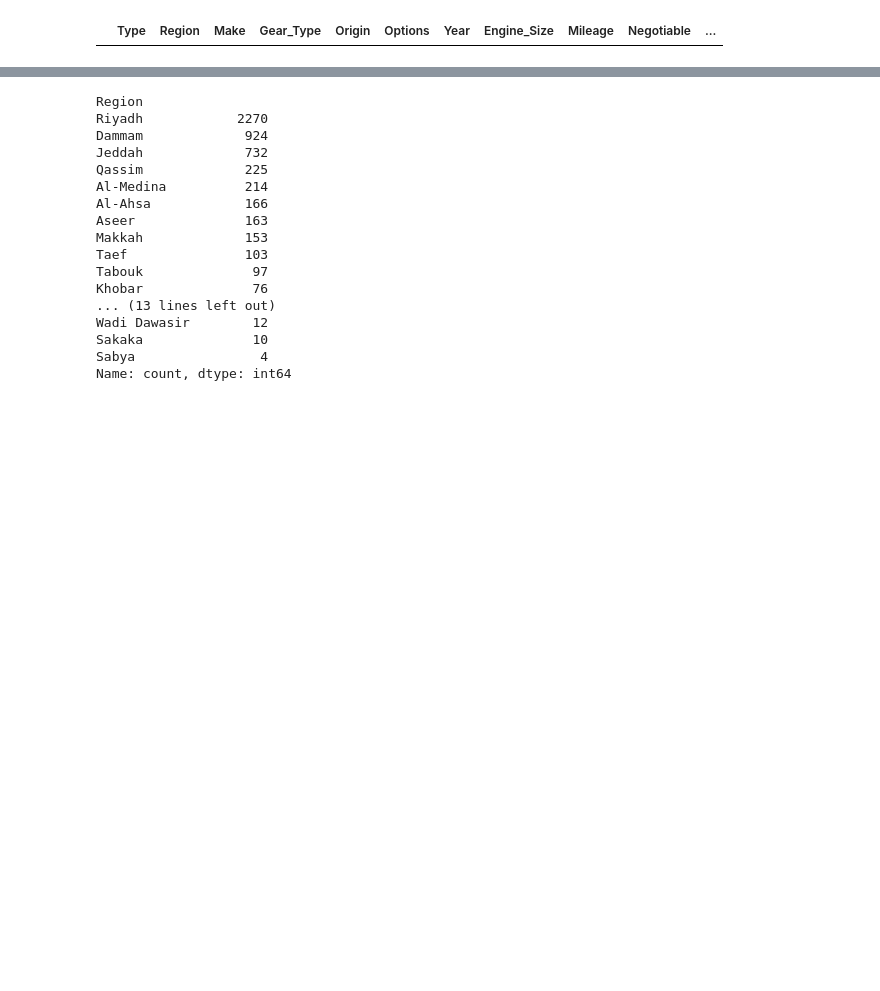
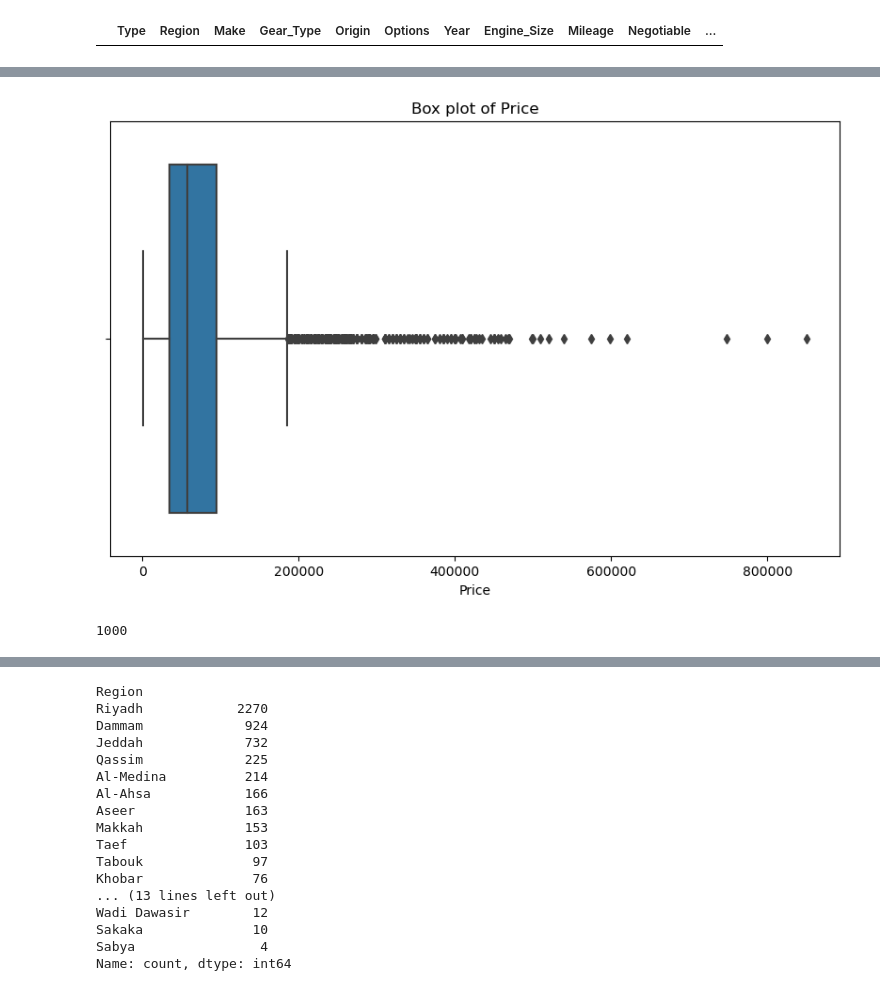
Before and after one commit to ghadaMhammed/Usecase-4, a Jupyter notebook: EDA explain template.ipynb, the cells around one changed output, grey strips where cells are left out. Cells and saved outputs as stored; diff of their text form; code cells hidden in the pictures; blank space fills up the shorter version.

```diff
--- a/EDA explain template.ipynb
+++ b/EDA explain template.ipynb
@@ -78,0 +100,10 @@ df[df.duplicated()]
+# %%
+plt.figure(figsize=(10, 6))
+df_above_1000 = df[df['Price'] >= 1000]
+sns.boxplot(x=df_above_1000['Price'])
+plt.title('Box plot of Price')
+plt.show()
+df_above_1000['Price'].min()
+# %% [output]
+[figure, added]
+1000
```
Also changed, not shown: parts of 6 cells of this notebook.
